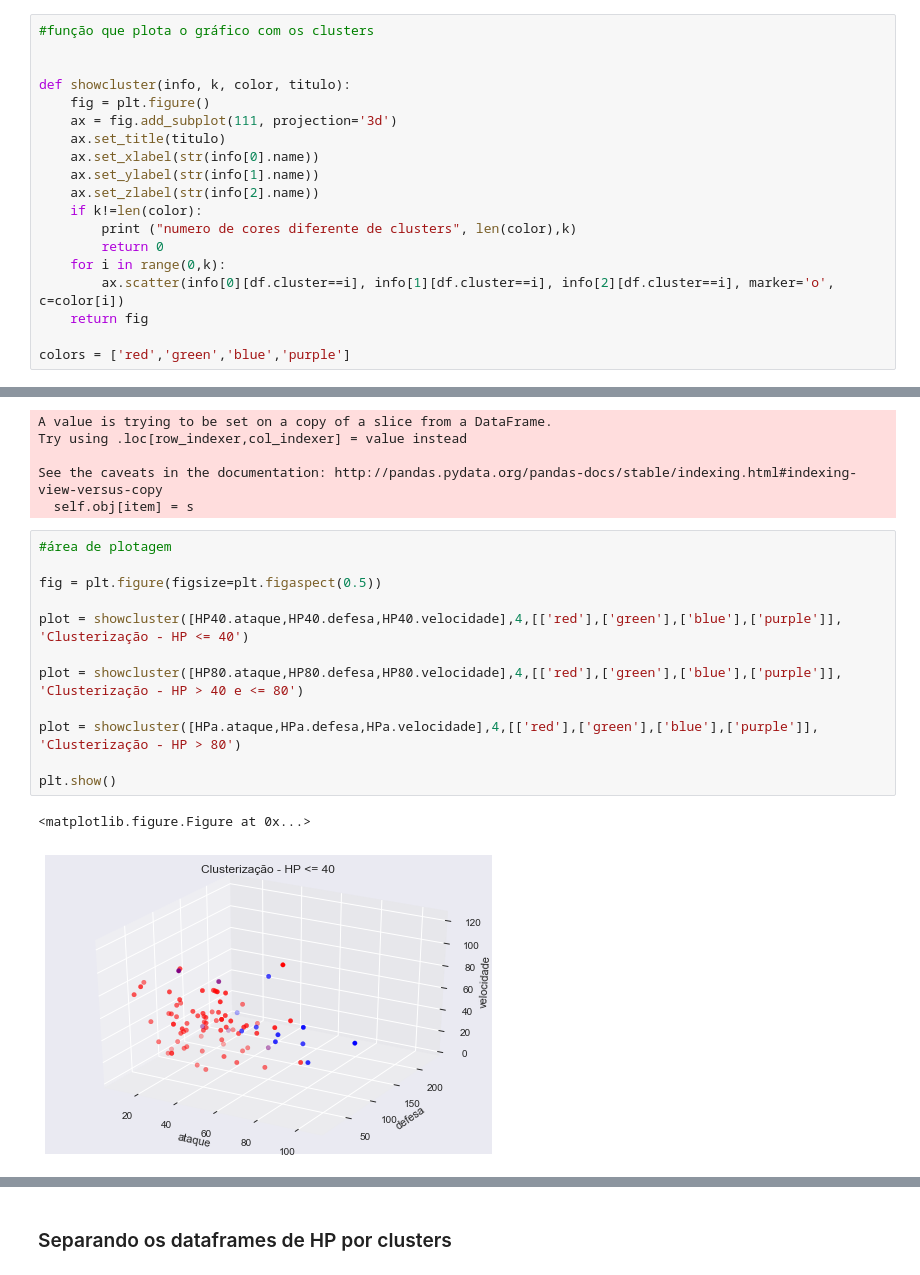
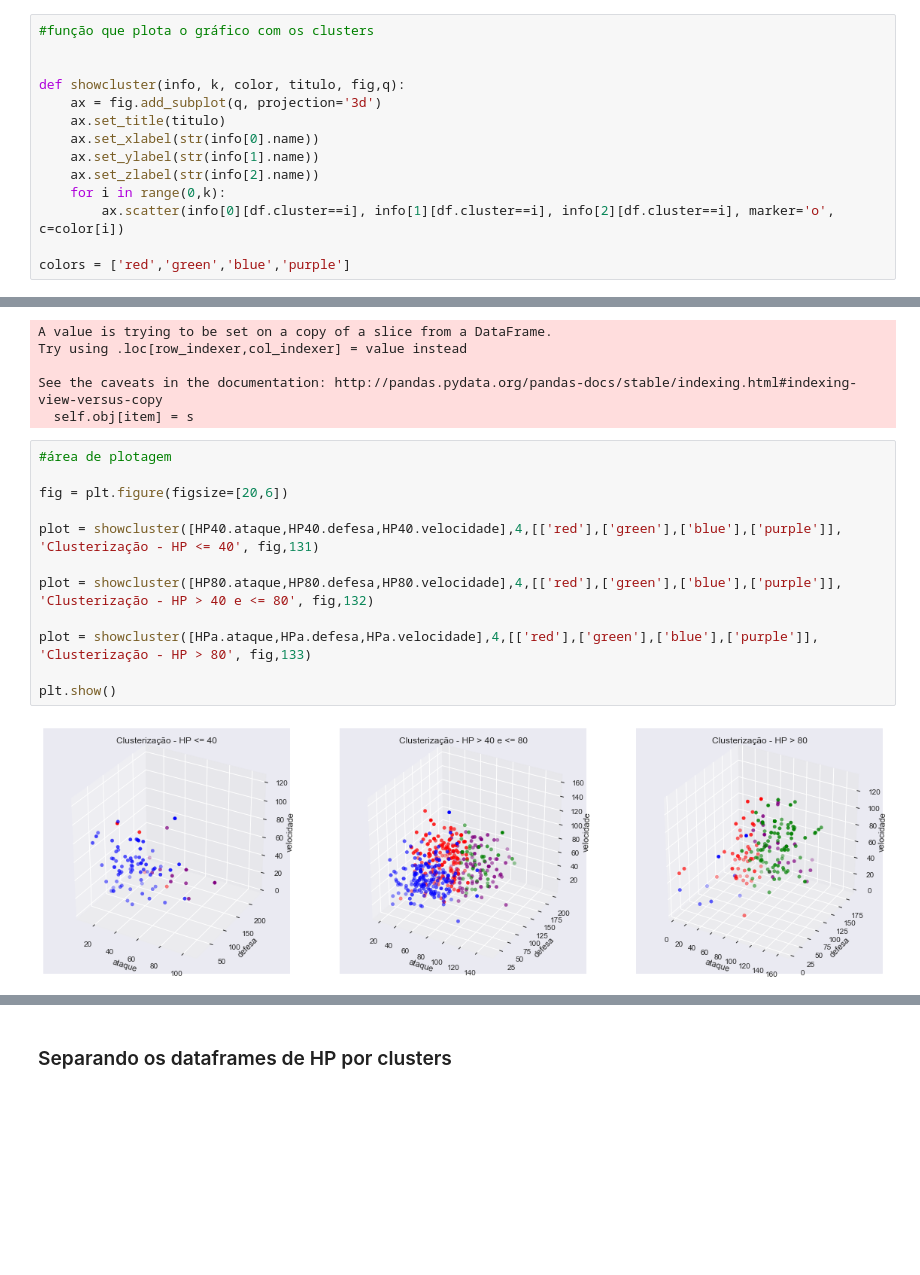
Before and after one commit to brunoartc/CD_3, a Jupyter notebook: Projeto3 - Clusterização de Pokemóns.ipynb, the cells around one changed output, grey strips where cells are left out. Cells and saved outputs as stored; diff of their text form; blank space fills up the shorter version.

```diff
--- a/Projeto3 - Clusterização de Pokemóns.ipynb
+++ b/Projeto3 - Clusterização de Pokemóns.ipynb
@@ -185,19 +189,14 @@ See the caveats in the documentation: http://pandas.pydata.org/pandas-docs/stabl
 #função que plota o gráfico com os clusters
 
 
-def showcluster(info, k, color, titulo):
-    fig = plt.figure()
-    ax = fig.add_subplot(111, projection='3d')
+def showcluster(info, k, color, titulo, fig,q):
+    ax = fig.add_subplot(q, projection='3d')
     ax.set_title(titulo)
     ax.set_xlabel(str(info[0].name))
     ax.set_ylabel(str(info[1].name))
     ax.set_zlabel(str(info[2].name))
-    if k!=len(color):
-        print ("numero de cores diferente de clusters", len(color),k)
-        return 0
     for i in range(0,k):
         ax.scatter(info[0][df.cluster==i], info[1][df.cluster==i], info[2][df.cluster==i], marker='o', c=color[i])
-    return fig
 
 colors = ['red','green','blue','purple']
 # %% [markdown]
@@ -503,15 +496,14 @@ See the caveats in the documentation: http://pandas.pydata.org/pandas-docs/stabl
 # %%
 #área de plotagem
 
-fig = plt.figure(figsize=plt.figaspect(0.5))
+fig = plt.figure(figsize=[20,6])
 
-plot = showcluster([HP40.ataque,HP40.defesa,HP40.velocidade],4,[['red'],['green'],['blue'],['purple']], 'Clusterização - HP <= 40')
+plot = showcluster([HP40.ataque,HP40.defesa,HP40.velocidade],4,[['red'],['green'],['blue'],['purple']], 'Clusterização - HP <= 40', fig,131)
 
-plot = showcluster([HP80.ataque,HP80.defesa,HP80.velocidade],4,[['red'],['green'],['blue'],['purple']], 'Clusterização - HP > 40 e <= 80')
+plot = showcluster([HP80.ataque,HP80.defesa,HP80.velocidade],4,[['red'],['green'],['blue'],['purple']], 'Clusterização - HP > 40 e <= 80', fig,132)
 
-plot = showcluster([HPa.ataque,HPa.defesa,HPa.velocidade],4,[['red'],['green'],['blue'],['purple']], 'Clusterização - HP > 80')
+plot = showcluster([HPa.ataque,HPa.defesa,HPa.velocidade],4,[['red'],['green'],['blue'],['purple']], 'Clusterização - HP > 80', fig,133)
 
 plt.show()
 # %% [output]
-<matplotlib.figure.Figure at 0x...>
-[figure, old version]
+[figure, new version]
```
Also changed, not shown: parts of 17 cells of this notebook.
